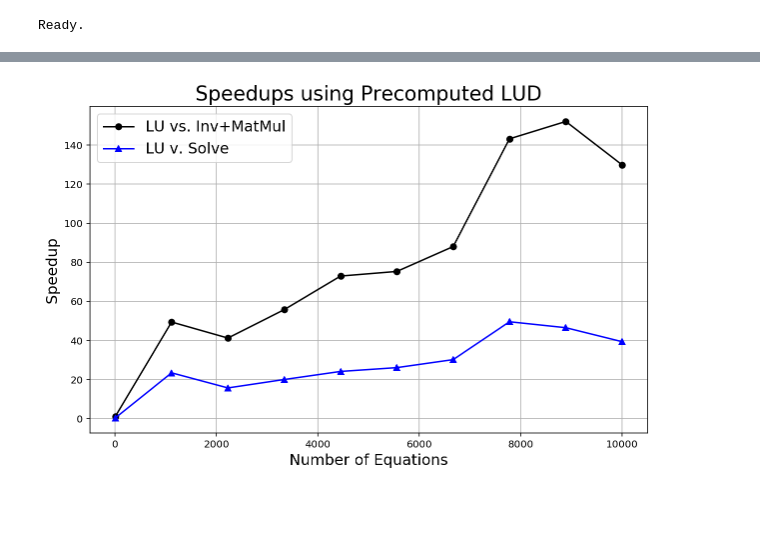
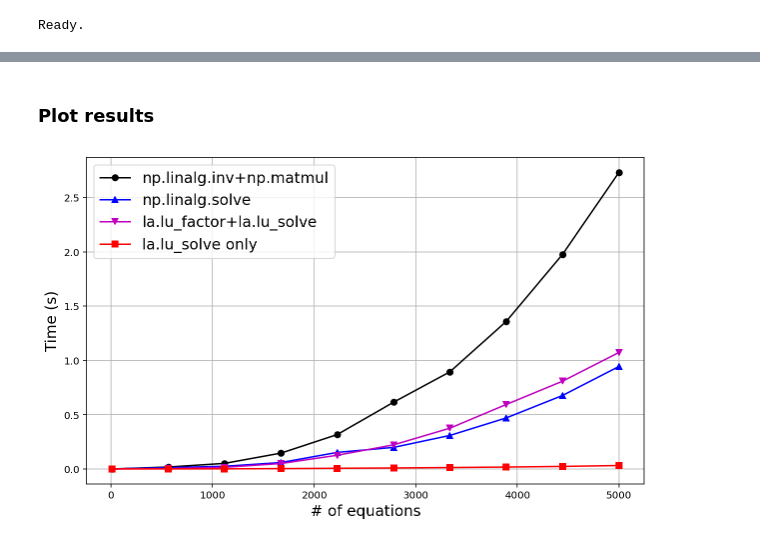
Before and after one commit to sjchoi86/linear_algebra, a Jupyter notebook: code/demo_solve_linear_system_with_lud.ipynb, the cells around one changed output, grey strips where cells are left out. Drawn from its saved outputs; the diff is of its cells as text; code cells hidden in the pictures; blank space fills up the shorter version.

```diff
--- a/code/demo_solve_linear_system_with_lud.ipynb
+++ b/code/demo_solve_linear_system_with_lud.ipynb
@@ -84,0 +15,4 @@ Done.
+# %%
+d = 1000
+A = np.random.randn(d,d)
+b = np.random.randn(d)
@@ -84,0 +50,6 @@ Done.
+# %%
+lu, piv = la.lu_factor(A)
+t_start = time.time()
+x4 = la.lu_solve((lu, piv), b)
+esec = time.time() - t_start
+print (" It took [%.4f]sec"%(esec))
@@ -85,12 +136,15 @@ Done.
+# %% [markdown]
+### Plot results
 # %%
 plt.figure(figsize=(10,6))
-plt.plot(ds,np.asarray(speedups_inv),'ko-',label='LU vs. Inv+MatMul')
-plt.plot(ds,np.asarray(speedups_solve),'b^-',label='LU v. Solve')
-plt.xlabel("Number of Equations",fontsize=15)
-plt.ylabel("Speedup",fontsize=15)
+plt.plot(ds,np.asarray(esec_inv),'ko-',label='np.linalg.inv+np.matmul')
+plt.plot(ds,np.asarray(esec_solve),'b^-',label='np.linalg.solve')
+plt.plot(ds,np.asarray(esec_lu_solve),'mv-',label='la.lu_factor+la.lu_solve')
+plt.plot(ds,np.asarray(esec_lu_only),'rs-',label='la.lu_solve only')
+plt.xlabel("# of equations",fontsize=15)
+plt.ylabel("Time (s)",fontsize=15)
 plt.grid(True, which="both", ls="-")
 plt.legend(fontsize=15)
-plt.title("Speedups using Precomputed LUD",fontsize=20)
 plt.show()
 # %% [output]
-[figure, old version]
+[figure, new version]
```
Also changed, not shown: parts of 16 cells of this notebook.
